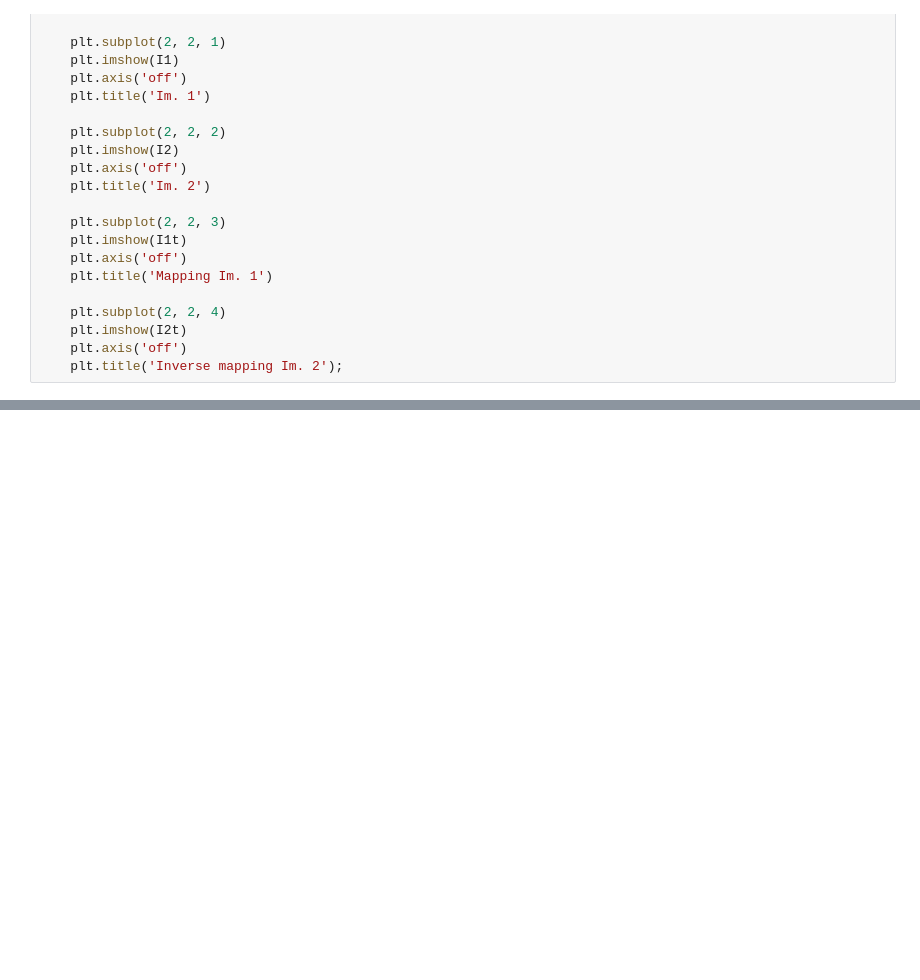
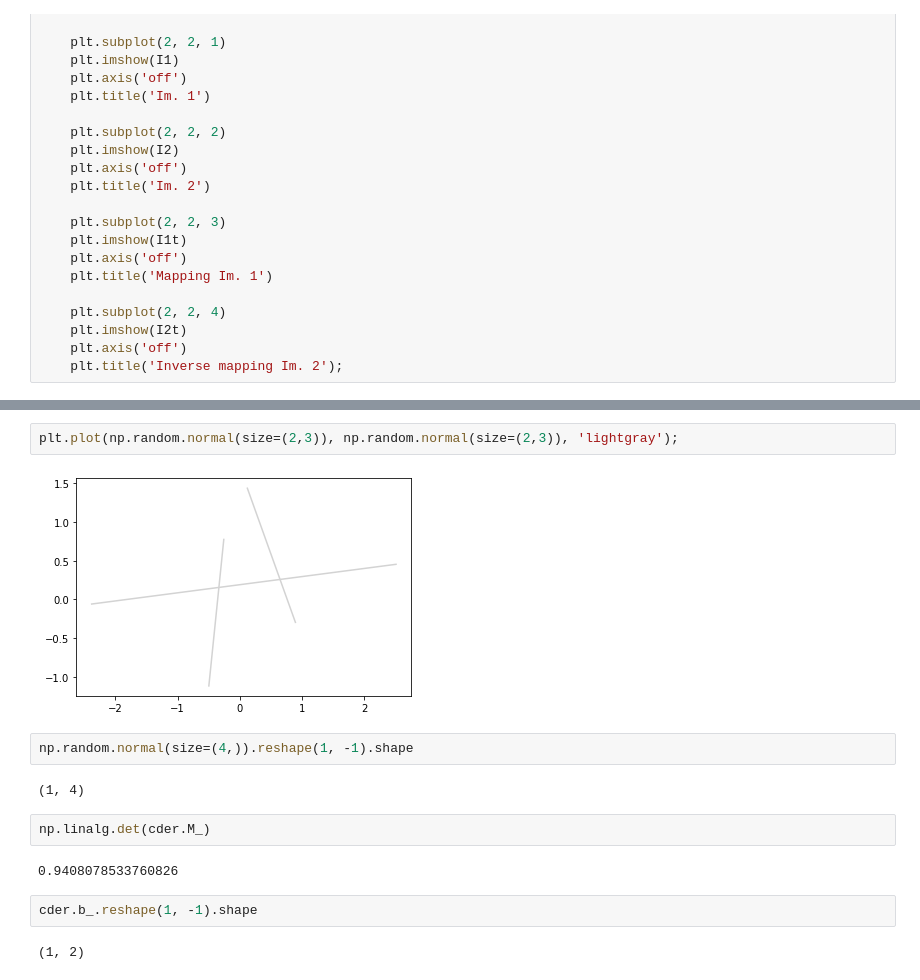
Before and after one commit to calvinmccarter/condo-adapter, a Jupyter notebook: examples/plot_otda_linear_mapping.ipynb, the cells around one changed output, grey strips where cells are left out. Drawn from its saved outputs; the diff is of its cells as text; blank space fills up the shorter version.

```diff
--- a/examples/plot_otda_linear_mapping.ipynb
+++ b/examples/plot_otda_linear_mapping.ipynb
@@ -173,0 +248,16 @@ if False:
+# %%
+plt.plot(np.random.normal(size=(2,3)), np.random.normal(size=(2,3)), 'lightgray');
+# %% [output]
+[figure, added]
+# %%
+np.random.normal(size=(4,)).reshape(1, -1).shape
+# %% [output]
+(1, 4)
+# %%
+np.linalg.det(cder.M_)
+# %% [output]
+0.9408078533760826
+# %%
+cder.b_.reshape(1, -1).shape
+# %% [output]
+(1, 2)
```
Also changed, not shown: parts of 32 cells of this notebook, 2 other files.
